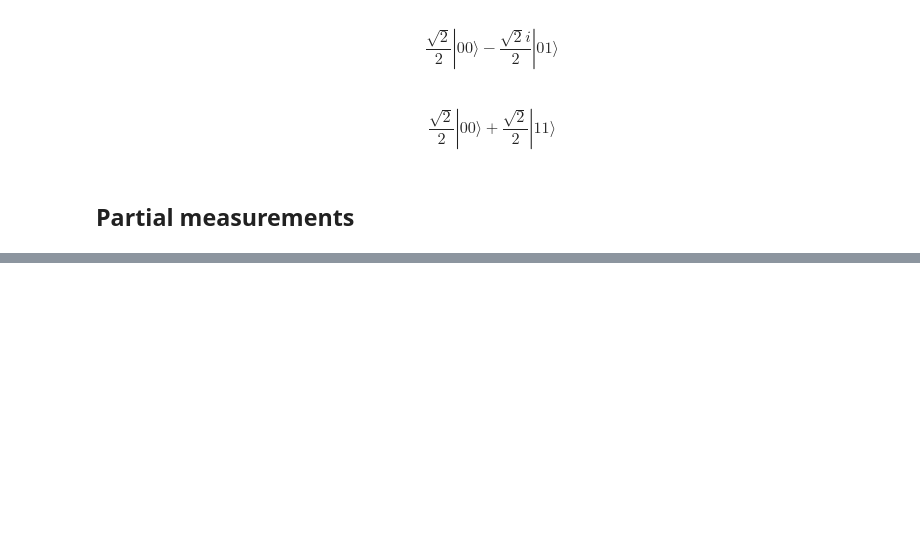
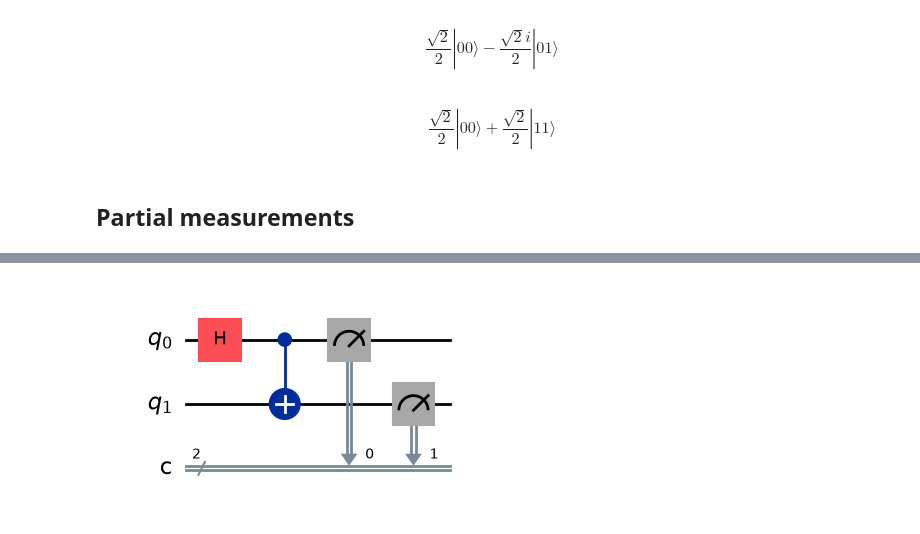
Before and after one commit to suranjannandi-git/quantum-qiskit, a Jupyter notebook: Basics of quantum information/2.basics-multi-system.ipynb, the cells around one changed output, grey strips where cells are left out. Cells and saved outputs as stored; diff of their text form; code cells hidden in the pictures; blank space fills up the shorter version.

```diff
--- a/Basics of quantum information/basics-multi-system.ipynb
+++ b/Basics of quantum information/2.basics-multi-system.ipynb
@@ -131,0 +148,13 @@ $$ |010\rangle$$
+# %%
+from qiskit import QuantumCircuit
+
+circuit = QuantumCircuit(2, 2)
+
+circuit.h(0)
+circuit.cx(0, 1)
+circuit.measure(0, 0)  # q0 → c0
+circuit.measure(1, 1)  # q1 → c1
+
+display(circuit.draw(output="mpl"))
+# %% [output]
+[figure, added]
```
Also changed, not shown: parts of 4 cells of this notebook, 1 other file.
